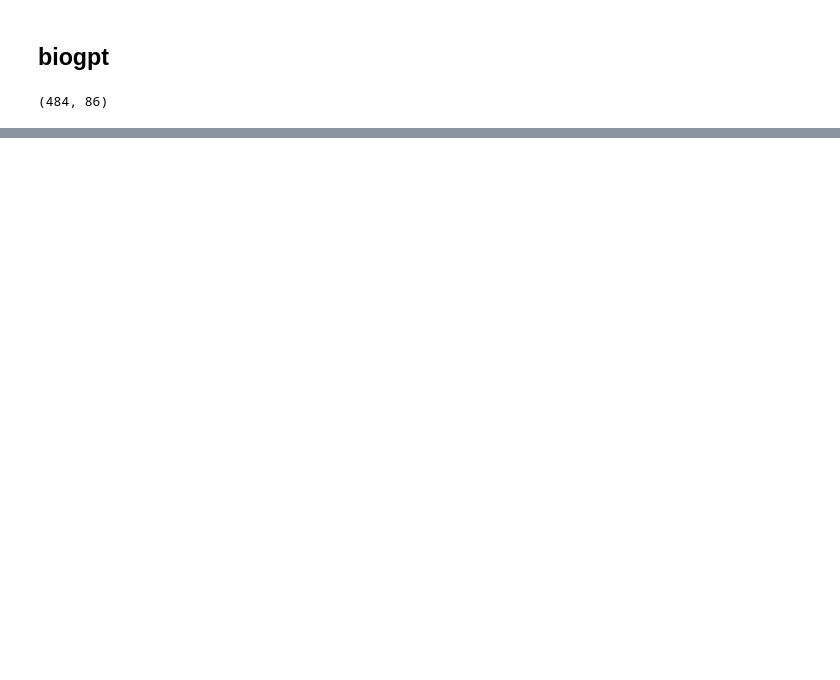
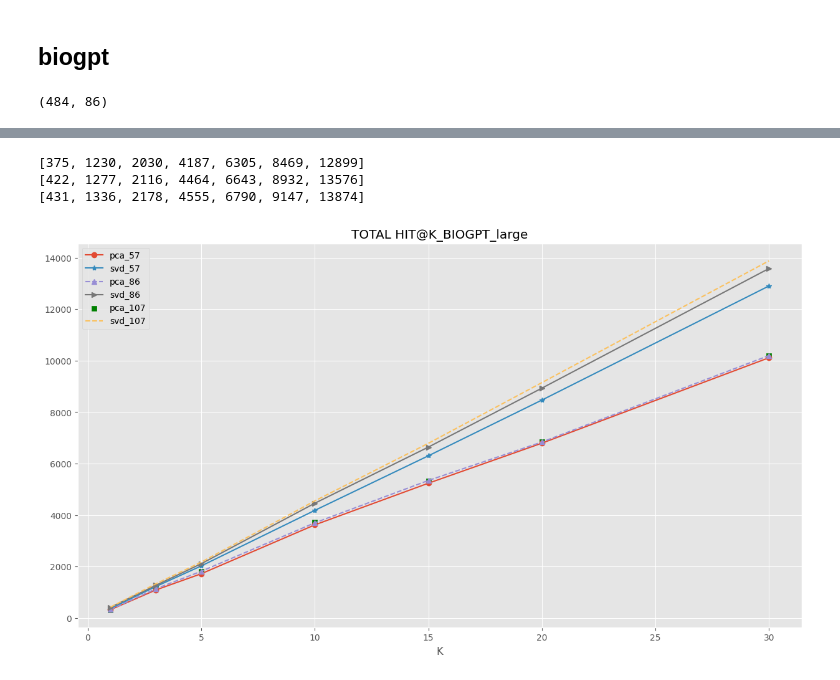
Before and after one commit to malinphy/e_repo, a Jupyter notebook: biotech_patent_reduction_hit.ipynb.ipynb, the cells around one changed output, grey strips where cells are left out. Cells and saved outputs as stored; diff of their text form; code cells hidden in the pictures; blank space fills up the shorter version.

```diff
--- a/biotech_patent_reduction_hit.ipynb.ipynb
+++ b/biotech_patent_reduction_hit.ipynb.ipynb
@@ -392,0 +395,6 @@ print(hit_svd_107_biogpt)
+# %%
+# abst_vectors_biogpt_large = np.load('drive/MyDrive/transfer/biogpt_variants/biogpt_large/data_biotech_abstract_biogpt_large.npy')
+abst_vectors_norm_biogpt_large = np.load('drive/MyDrive/transfer/biogpt_variants/biogpt_large/data_biotech_abstract_biogpt_large_norm.npy')
+
+# title_vectors_biogpt_large = np.load('drive/MyDrive/transfer/patent/data_biotech_title_biogpt.npy')
+title_vectors_norm_biogpt_large = np.load('drive/MyDrive/transfer/biogpt_variants/biogpt_large/data_biotech_title_biogpt_large_norm.npy')
@@ -392,0 +484,38 @@ print(hit_svd_107_biogpt)
+# %%
+k = [1,3,5,10,15,20,30]
+# ap_pca_40, hit_pca_40, mrr_pca_40 = metrics_calculator(raw_idx_gpt,reduced_idx_pca_40_gpt, k )
+# ap_svd_40, hit_svd_40, mrr_svd_40 = metrics_calculator(raw_idx_gpt,reduced_idx_svd_40_gpt, k )
+
+ap_pca_52_biogpt_large, hit_pca_52_biogpt_large, mrr_pca_52_biogpt_large = metrics_calculator(raw_idx_biogpt_large,reduced_idx_pca_52_biogpt_large, k )
+ap_svd_52_biogpt_large, hit_svd_52_biogpt_large, mrr_svd_52_biogpt_large = metrics_calculator(raw_idx_biogpt_large,reduced_idx_svd_52_biogpt_large, k )
+
+ap_pca_86_biogpt_large, hit_pca_86_biogpt_large, mrr_pca_86_biogpt_large= metrics_calculator(raw_idx_biogpt_large,reduced_idx_pca_86_biogpt_large, k )
+ap_svd_86_biogpt_large, hit_svd_86_biogpt_large, mrr_svd_86_biogpt_large = metrics_calculator(raw_idx_biogpt_large,reduced_idx_svd_86_biogpt_large, k )
+
+ap_pca_107_biogpt_large, hit_pca_107_biogpt_large, mrr_pca_107_biogpt_large = metrics_calculator(raw_idx_biogpt_large,reduced_idx_pca_107_biogpt_large, k )
+ap_svd_107_biogpt_large, hit_svd_107_biogpt_large, mrr_svd_107_biogpt_large = metrics_calculator(raw_idx_biogpt_large,reduced_idx_svd_107_biogpt_large, k )
+# %%
+# plt.subplot(1,4,2)
+plt.figure(figsize =(15,8))
+# plt.plot(k,hit_pca_40, '-p', color = 'purple')
+# plt.plot(k,hit_svd_40, '-.')
+plt.plot(k,hit_pca_52_biogpt_large, '-o')
+plt.plot(k,hit_svd_52_biogpt_large, '-*')
+plt.plot(k,hit_pca_86_biogpt_large, '--^')
+plt.plot(k,hit_svd_86_biogpt_large, '>-')
+plt.scatter(k,hit_pca_107_biogpt_large, marker ='s',color= 'green')
+plt.plot(k,hit_svd_107_biogpt_large, '--')
+# plt.scatter(k,hit_svd_90, marker = 's', color= 'green')
+
+plt.title('TOTAL HIT@K_BIOGPT_large')
+plt.legend(['pca_57','svd_57','pca_86','svd_86','pca_107','svd_107'])
+plt.xlabel('K');
+
+print(hit_svd_52_biogpt_large)
+print(hit_svd_86_biogpt_large)
+print(hit_svd_107_biogpt_large)
+# %% [output]
+[375, 1230, 2030, 4187, 6305, 8469, 12899]
+[422, 1277, 2116, 4464, 6643, 8932, 13576]
+[431, 1336, 2178, 4555, 6790, 9147, 13874]
+[figure, added]
```
Also changed, not shown: parts of 8 cells of this notebook.
